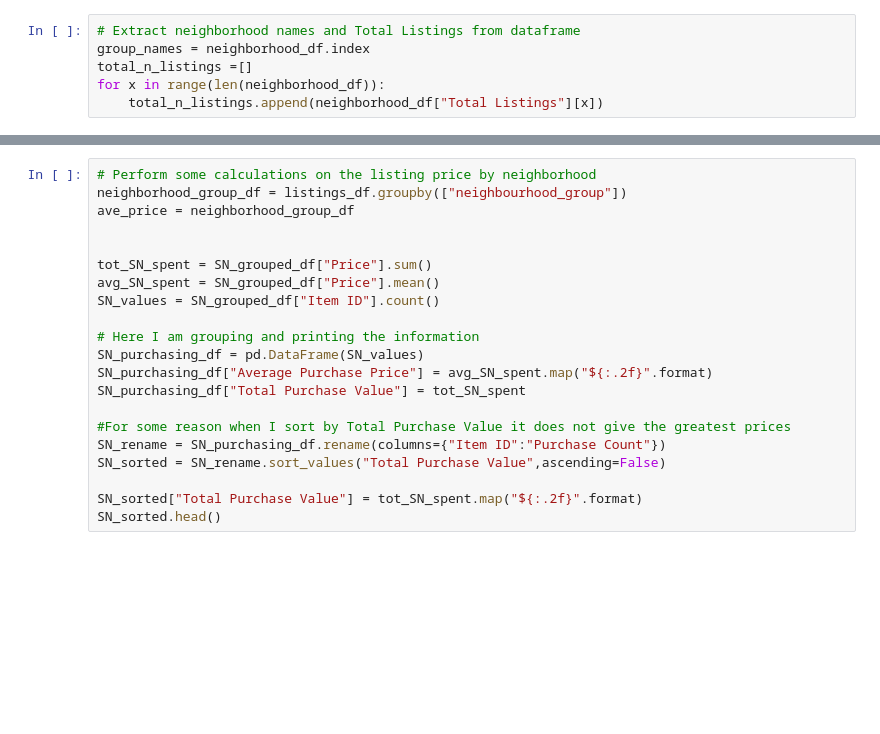
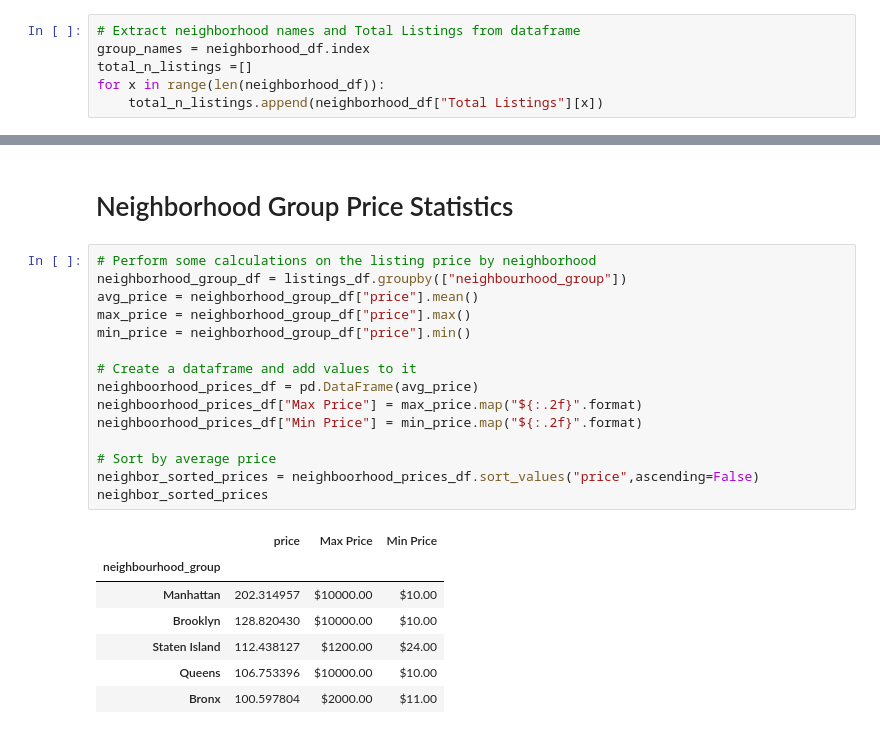
Before and after one commit to MWilliamsDP/ProjectOne, a Jupyter notebook: PricingvsNeighborhood.ipynb, the cells around one changed output, grey strips where cells are left out. Drawn from its saved outputs; the diff is of its cells as text; blank space fills up the shorter version.

```diff
--- a/PricingvsNeighborhood.ipynb
+++ b/PricingvsNeighborhood.ipynb
@@ -52,21 +63,25 @@ plt.show()
-# %%
-# Perform some calculations on the listing price by neighborhood
-neighborhood_group_df = listings_df.groupby(["neighbourhood_group"])
-ave_price = neighborhood_group_df
-
-
-tot_SN_spent = SN_grouped_df["Price"].sum()
-avg_SN_spent = SN_grouped_df["Price"].mean()
-SN_values = SN_grouped_df["Item ID"].count()
-
-# Here I am grouping and printing the information
-SN_purchasing_df = pd.DataFrame(SN_values)
-SN_purchasing_df["Average Purchase Price"] = avg_SN_spent.map("${:.2f}".format)
-SN_purchasing_df["Total Purchase Value"] = tot_SN_spent
-
-#For some reason when I sort by Total Purchase Value it does not give the greatest prices
-SN_rename = SN_purchasing_df.rename(columns={"Item ID":"Purchase Count"})
-SN_sorted = SN_rename.sort_values("Total Purchase Value",ascending=False)
-
-SN_sorted["Total Purchase Value"] = tot_SN_spent.map("${:.2f}".format)
-SN_sorted.head()
+# %% [markdown]
+# Neighborhood Group Price Statistics
+# %%
+# Perform some calculations on the listing price by neighborhood
+neighborhood_group_df = listings_df.groupby(["neighbourhood_group"])
+avg_price = neighborhood_group_df["price"].mean()
+max_price = neighborhood_group_df["price"].max()
+min_price = neighborhood_group_df["price"].min()
+
+# Create a dataframe and add values to it
+neighboorhood_prices_df = pd.DataFrame(avg_price)
+neighboorhood_prices_df["Max Price"] = max_price.map("${:.2f}".format)
+neighboorhood_prices_df["Min Price"] = min_price.map("${:.2f}".format)
+
+# Sort by average price
+neighbor_sorted_prices = neighboorhood_prices_df.sort_values("price",ascending=False)
+neighbor_sorted_prices
+# %% [output]
+|  | price | Max Price | Min Price |
+| neighbourhood_group |  |  |  |
+| Manhattan | 202.314957 | $10000.00 | $10.00 |
+| Brooklyn | 128.820430 | $10000.00 | $10.00 |
+| Staten Island | 112.438127 | $1200.00 | $24.00 |
+| Queens | 106.753396 | $10000.00 | $10.00 |
+| Bronx | 100.597804 | $2000.00 | $11.00 |
```
Also changed, not shown: parts of 13 cells of this notebook.
